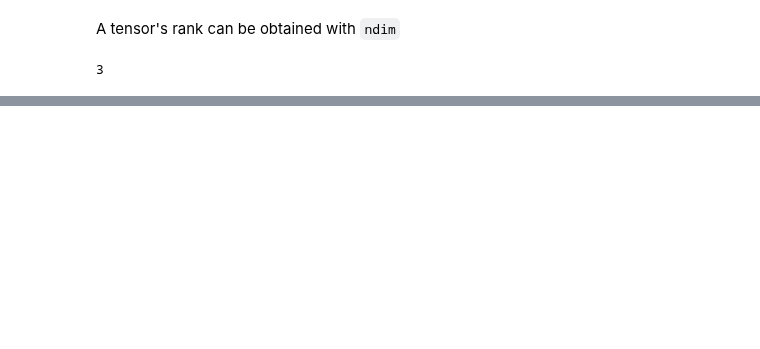
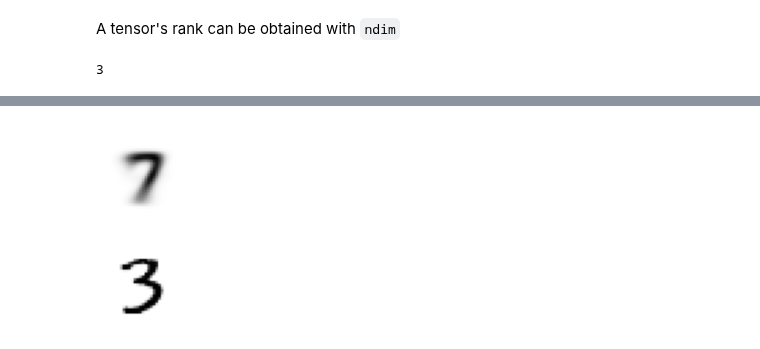
Before and after one commit to peterbull/deep-learning-projects, a Jupyter notebook: ch4/04_ch.ipynb, the cells around one changed output, grey strips where cells are left out. Cells and saved outputs as stored; diff of their text form; code cells hidden in the pictures; blank space fills up the shorter version.

```diff
--- a/ch4/04_ch.ipynb
+++ b/ch4/04_ch.ipynb
@@ -279,0 +297,10 @@ Compute what *ideal* 3 looks like -
+# %%
+mean7 = stacked_sevens.mean(0)
+show_image(mean7);
+# %% [output]
+[figure, added]
+# %%
+a_3 = stacked_threes[1]
+show_image(a_3);
+# %% [output]
+[figure, added]
```
Also changed, not shown: parts of 28 cells of this notebook, 1 other file.
